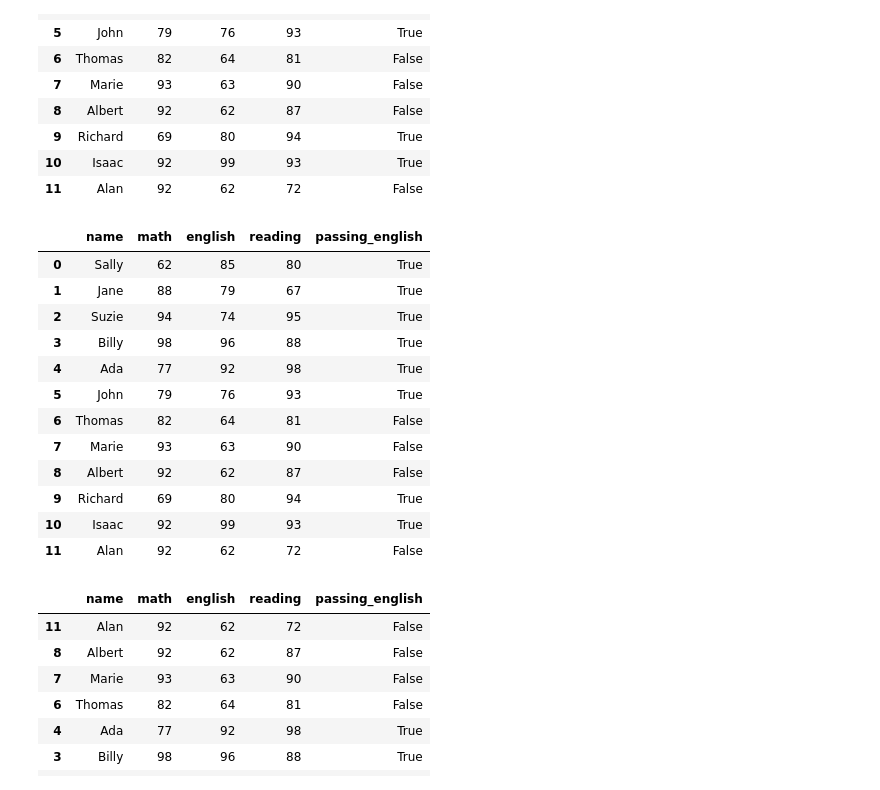
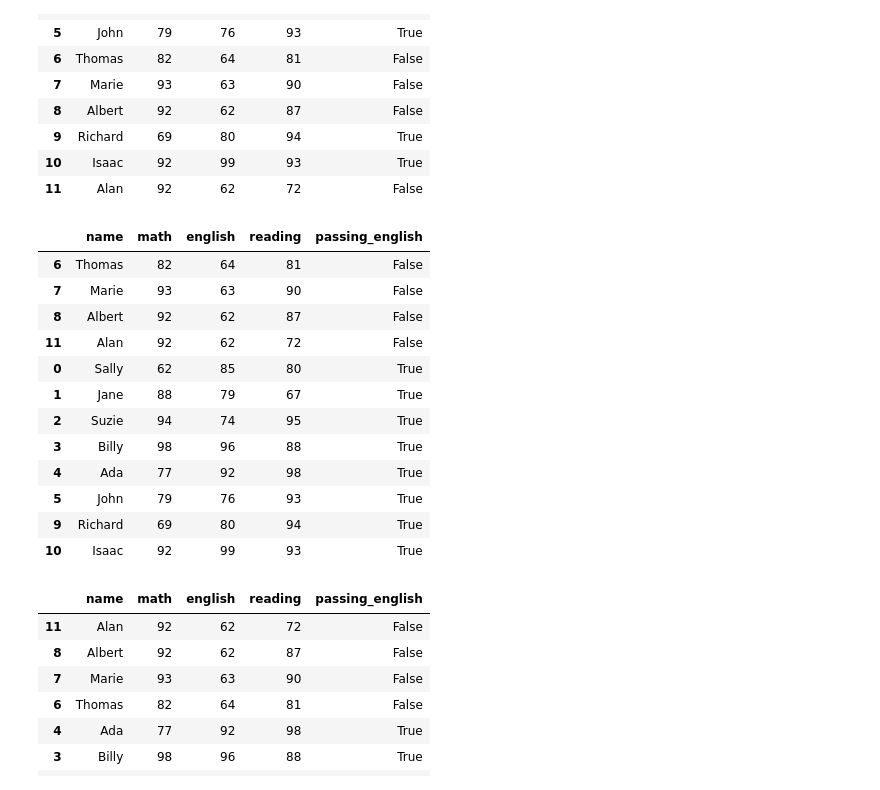
Before and after one commit to randyfrench/numpy-pandas-visualiztion-exercises, a Jupyter notebook: dataframes.ipynb, the cells around one changed output. Drawn from its saved outputs; the diff is of its cells as text; code cells hidden in the pictures.

```diff
--- a/dataframes.ipynb
+++ b/dataframes.ipynb
@@ -61,22 +61,22 @@ df
 | 11 | Alan | 92 | 62 | 72 | False |
 # %%
 # 1b. Sort the english grades by the passing_english column. How are duplicates handled?
-df.sort_values(by='passing_english')
+df = df.sort_values(by='passing_english')
 df
 # %% [output]
 |  | name | math | english | reading | passing_english |
+| 6 | Thomas | 82 | 64 | 81 | False |
+| 7 | Marie | 93 | 63 | 90 | False |
+| 8 | Albert | 92 | 62 | 87 | False |
+| 11 | Alan | 92 | 62 | 72 | False |
 | 0 | Sally | 62 | 85 | 80 | True |
 | 1 | Jane | 88 | 79 | 67 | True |
 | 2 | Suzie | 94 | 74 | 95 | True |
 | 3 | Billy | 98 | 96 | 88 | True |
 | 4 | Ada | 77 | 92 | 98 | True |
 | 5 | John | 79 | 76 | 93 | True |
-| 6 | Thomas | 82 | 64 | 81 | False |
-| 7 | Marie | 93 | 63 | 90 | False |
-| 8 | Albert | 92 | 62 | 87 | False |
 | 9 | Richard | 69 | 80 | 94 | True |
 | 10 | Isaac | 92 | 99 | 93 | True |
-| 11 | Alan | 92 | 62 | 72 | False |
 # %%
 # 1c. Sort the english grades first by passing_english and then by student name. All the
 #students that are failing english should be first, and within the students that are failing
```
Also changed, not shown: parts of 30 cells of this notebook, 4 other files.
